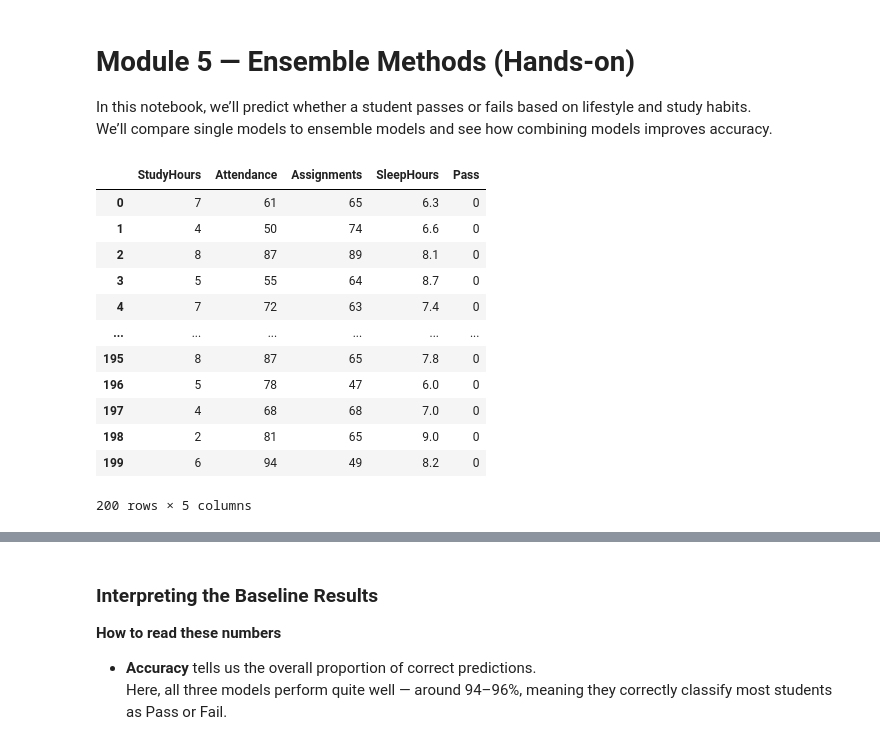
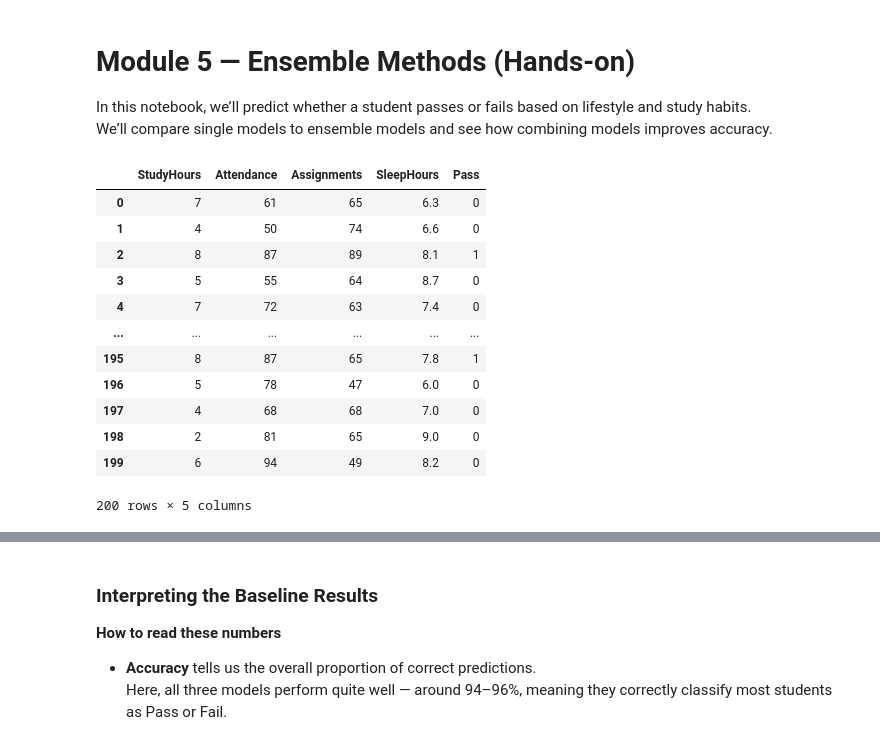
Before and after one commit to WilliamPourmajidi/machine-learning, a Jupyter notebook: Module-5/Module-5-EnsembleMethods.ipynb, the cells around one changed output, grey strips where cells are left out. Drawn from its saved outputs; the diff is of its cells as text; code cells hidden in the pictures.

```diff
--- a/Module-5/Module-5-EnsembleMethods.ipynb
+++ b/Module-5/Module-5-EnsembleMethods.ipynb
@@ -62,40 +62,40 @@ score = (
 #   - Creates an S-shaped (sigmoid) curve that smoothly transitions from 0 to 1
 #   - Perfect for converting continuous scores into probabilities
 #
 # Logistic function breakdown:
 #   - We shift the score by subtracting 7.0 (centers the decision boundary at score=7)
 #   - Multiply by -0.8 to control the steepness (higher = sharper transition)
 #   - np.exp(-0.8 * (score - 7.0)) computes e^(-0.8*(score-7))
 #   - Add 1.0 to the exponential result
 #   - Take the reciprocal (1.0 / ...) to get the sigmoid/logistic curve
 #   - Result: probability in range [0, 1] where score=7 maps to prob≈0.5
 prob = 1.0 / (1.0 + np.exp(-0.8 * (score - 7.0)))
 
 # print(prob)
 
 # Final label: Pass=1 if prob>0.5 else 0
-Pass = (prob > 0.5).astype(int)
+Pass = (prob > 0.3).astype(int)
 
 # Assemble the DataFrame (round sleep for nicer printing)
 df = pd.DataFrame({
     "StudyHours": StudyHours,
     "Attendance": Attendance,
     "Assignments": Assignments,
     "SleepHours": np.round(SleepHours, 1),
     "Pass": Pass
 })
 
 
-df.head(200)
+df
 # %% [output]
 |  | StudyHours | Attendance | Assignments | SleepHours | Pass |
 | 0 | 7 | 61 | 65 | 6.3 | 0 |
 | 1 | 4 | 50 | 74 | 6.6 | 0 |
-| 2 | 8 | 87 | 89 | 8.1 | 0 |
+| 2 | 8 | 87 | 89 | 8.1 | 1 |
 | 3 | 5 | 55 | 64 | 8.7 | 0 |
 | 4 | 7 | 72 | 63 | 7.4 | 0 |
 | ... | ... | ... | ... | ... | ... |
-| 195 | 8 | 87 | 65 | 7.8 | 0 |
+| 195 | 8 | 87 | 65 | 7.8 | 1 |
 | 196 | 5 | 78 | 47 | 6.0 | 0 |
 | 197 | 4 | 68 | 68 | 7.0 | 0 |
 | 198 | 2 | 81 | 65 | 9.0 | 0 |
```
Also changed, not shown: parts of 2 cells of this notebook, 2 other files.
